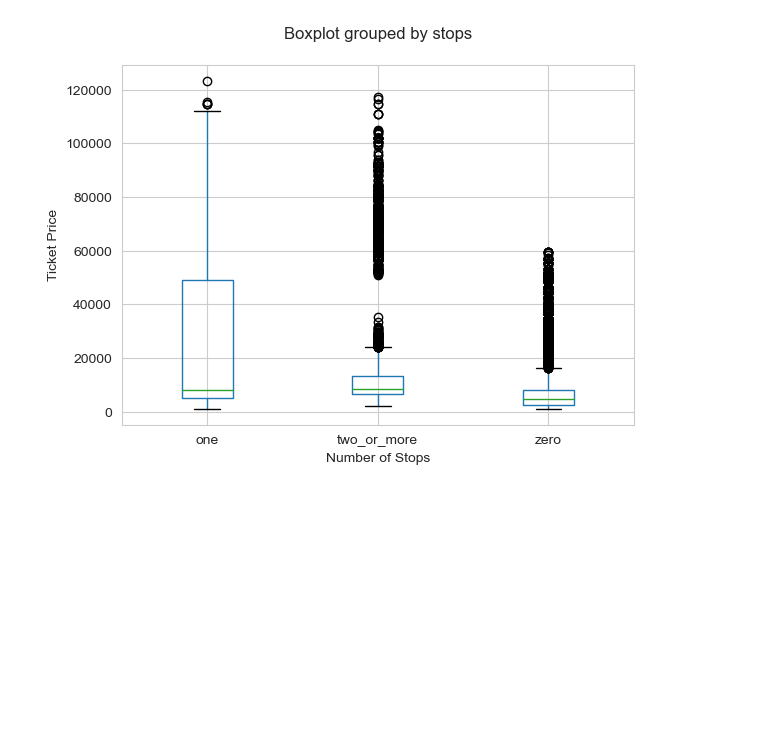
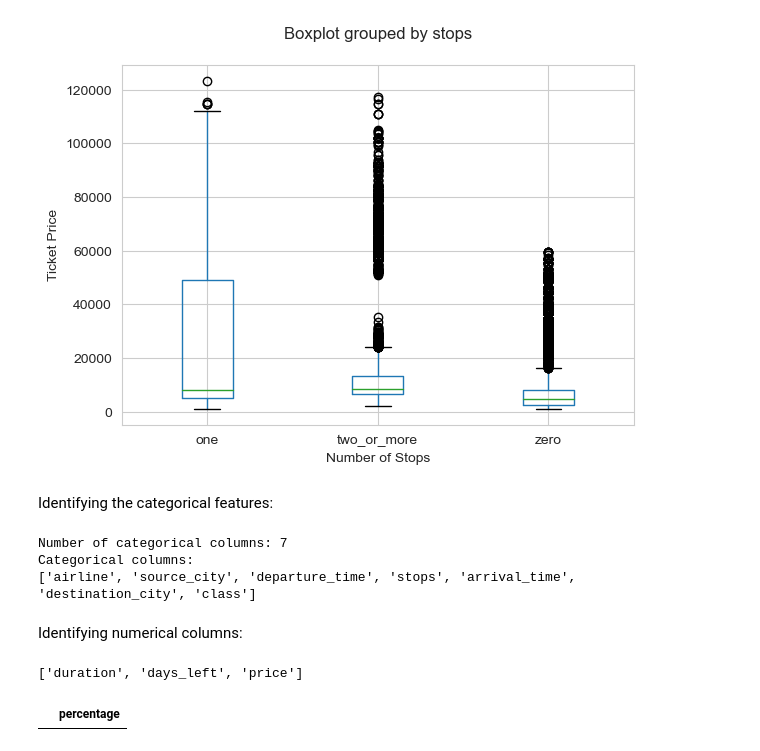
Before and after one commit to sirisha0505/LetslearnGit, a Jupyter notebook: Making clean data from Business & economy files - Flight price prediction.ipynb, the cells around one changed output. Saved outputs shown, nothing was run; the diff lists cells and outputs as text; code cells hidden in the pictures; blank space fills up the shorter version.

Commit message:
checking missing data

```diff
--- a/Making clean data from Business & economy files - Flight price prediction.ipynb
+++ b/Making clean data from Business & economy files - Flight price prediction.ipynb
@@ -357,3 +357,31 @@ plt.ylabel("Ticket Price")
 plt.show()
 # %% [output]
 [figure]
+# %% [markdown]
+Identifying the categorical features:
+# %%
+# capturing those of type *object*
+
+cat_cols = list(df.select_dtypes(include=['object']).columns)
+print(f"Number of categorical columns: {len(cat_cols)}")
+print(f"Categorical columns:\n{cat_cols}")
+# %% [output]
+Number of categorical columns: 7
+Categorical columns:
+['airline', 'source_city', 'departure_time', 'stops', 'arrival_time', 'destination_city', 'class']
+# %% [markdown]
+Identifying numerical columns:
+# %%
+numeric_cols = df.select_dtypes(include=['float64', 'int64']).columns.tolist()
+print(numeric_cols)
+# %% [output]
+['duration', 'days_left', 'price']
+# %%
+## Checking for missing values:
+
+features_with_na = [col for col in df.columns if df[col].isna().sum() > 0]
+
+missing_values_df = pd.DataFrame(df[features_with_na].isnull().mean().sort_values(ascending=False), columns=["percentage"])
+missing_values_df.head(10)
+# %% [output]
+|  | percentage |
```
Also changed, not shown: parts of 2 cells of this notebook.
